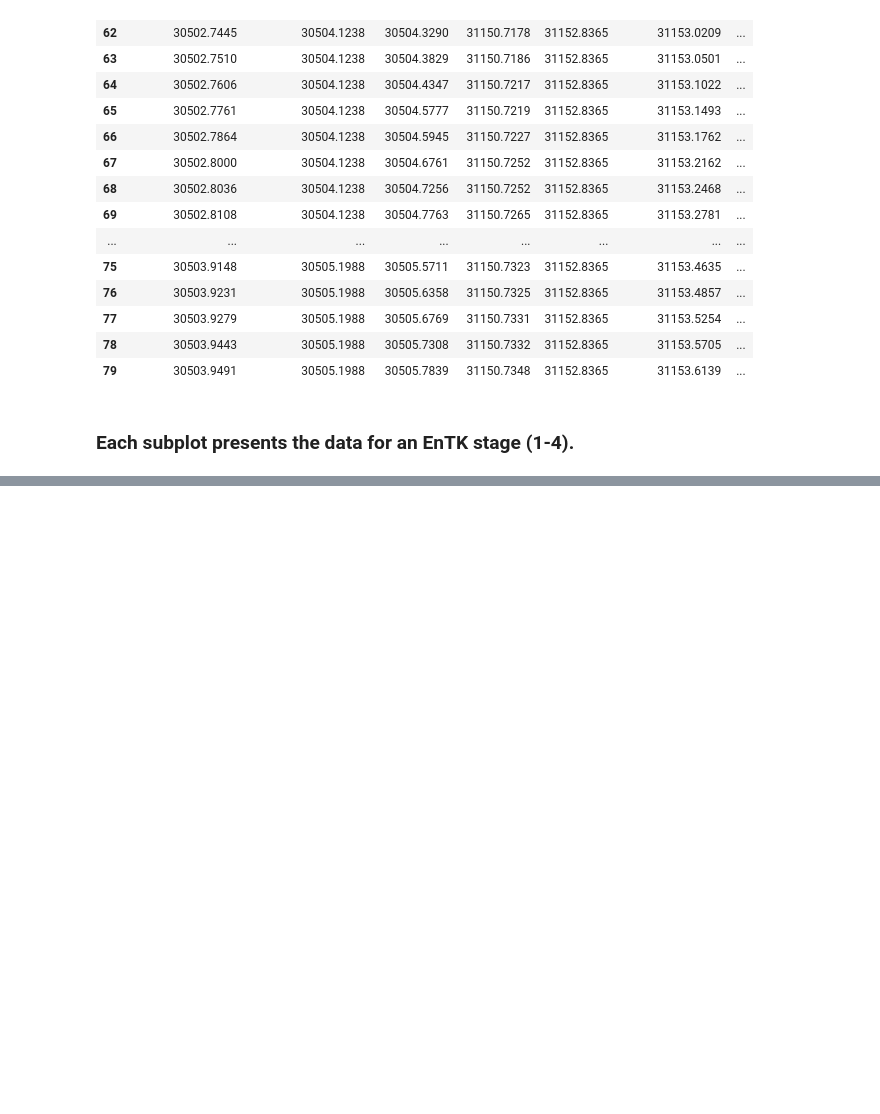
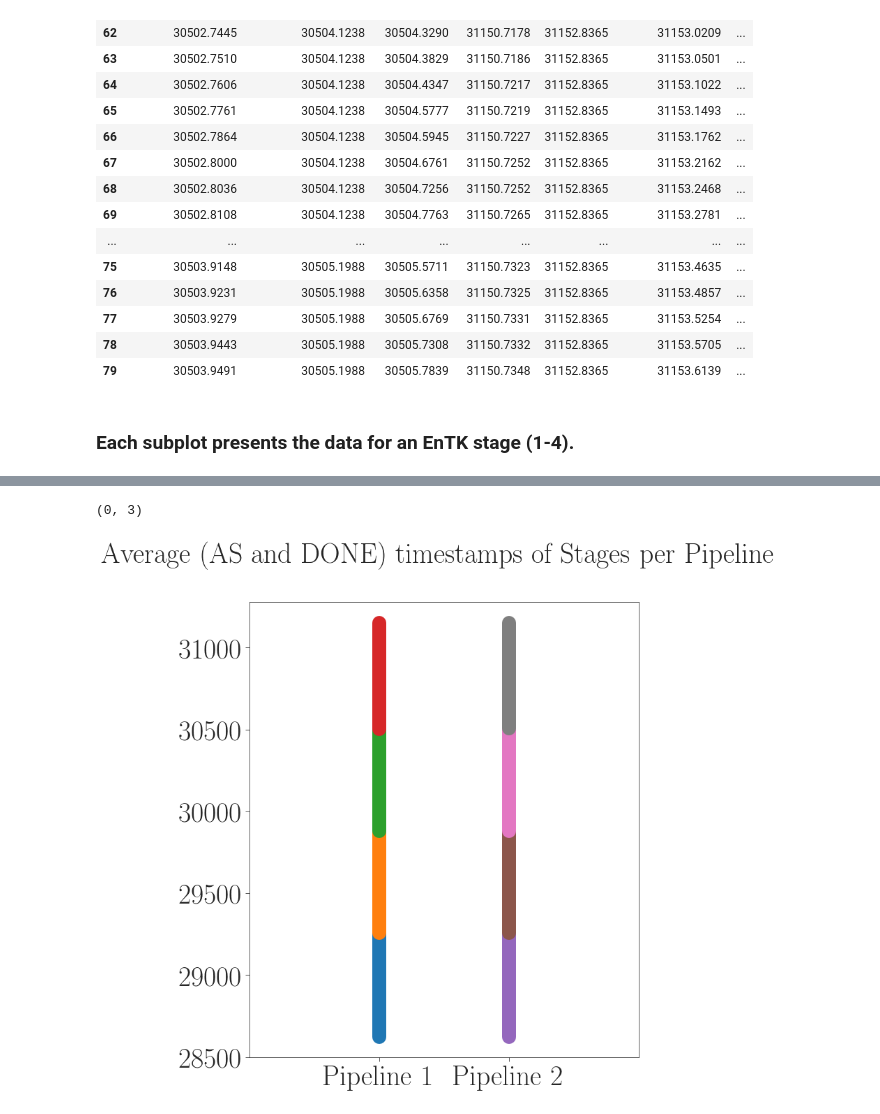
Before and after one commit to radical-experiments/htbac-escience-18, a Jupyter notebook: workflow/stress-ng-10-minutes.ipynb, the cells around one changed output, grey strips where cells are left out. Saved outputs shown, nothing was run; the diff lists cells and outputs as text; code cells hidden in the pictures; blank space fills up the shorter version.

```diff
--- a/workflow/stress-ng-10-minutes.ipynb
+++ b/workflow/stress-ng-10-minutes.ipynb
@@ -255,0 +389,30 @@ fig.legend((
+# %%
+fig, axarr = plt.subplots(figsize=(10,12))
+fig.suptitle('Average (AS and DONE) timestamps of Stages per Pipeline')
+y_pos = [1,2]
+bars = ['Pipeline 1', 'Pipeline 2']
+
+marker_style = dict(linewidth=20)
+
+# pipeline 1, all stages
+
+axarr.plot([y_pos[0], y_pos[0]], [pipelines.loc["Pipeline 1"]['S1 (AS)'], p1_s1_duration], **marker_style)
+axarr.plot([y_pos[0], y_pos[0]], [pipelines.loc["Pipeline 1"]['S2 (AS)'], p1_s2_duration], **marker_style)
+axarr.plot([y_pos[0], y_pos[0]], [pipelines.loc["Pipeline 1"]['S3 (AS)'], p1_s3_duration], **marker_style)
+axarr.plot([y_pos[0], y_pos[0]], [pipelines.loc["Pipeline 1"]['S4 (AS)'], p1_s4_duration], **marker_style)
+
+
+# pipeline 2, all stages
+
+axarr.plot([y_pos[1], y_pos[1]], [pipelines.loc["Pipeline 2"]['S1 (AS)'], p2_s1_duration], **marker_style)
+axarr.plot([y_pos[1], y_pos[1]], [pipelines.loc["Pipeline 2"]['S2 (AS)'], p2_s2_duration], **marker_style)
+axarr.plot([y_pos[1], y_pos[1]], [pipelines.loc["Pipeline 2"]['S3 (AS)'], p2_s3_duration], **marker_style)
+axarr.plot([y_pos[1], y_pos[1]], [pipelines.loc["Pipeline 2"]['S4 (AS)'], p2_s4_duration], **marker_style)
+
+# axarr.set_ylim(28620, 31260)
+axarr.set_xticks([1,2])
+axarr.set_xticklabels(["Pipeline 1","Pipeline 2"])
+axarr.set_xlim([0,3])
+# %% [output]
+(0, 3)
+[figure, added]
```
Also changed, not shown: parts of 10 cells of this notebook, 1 other file.
